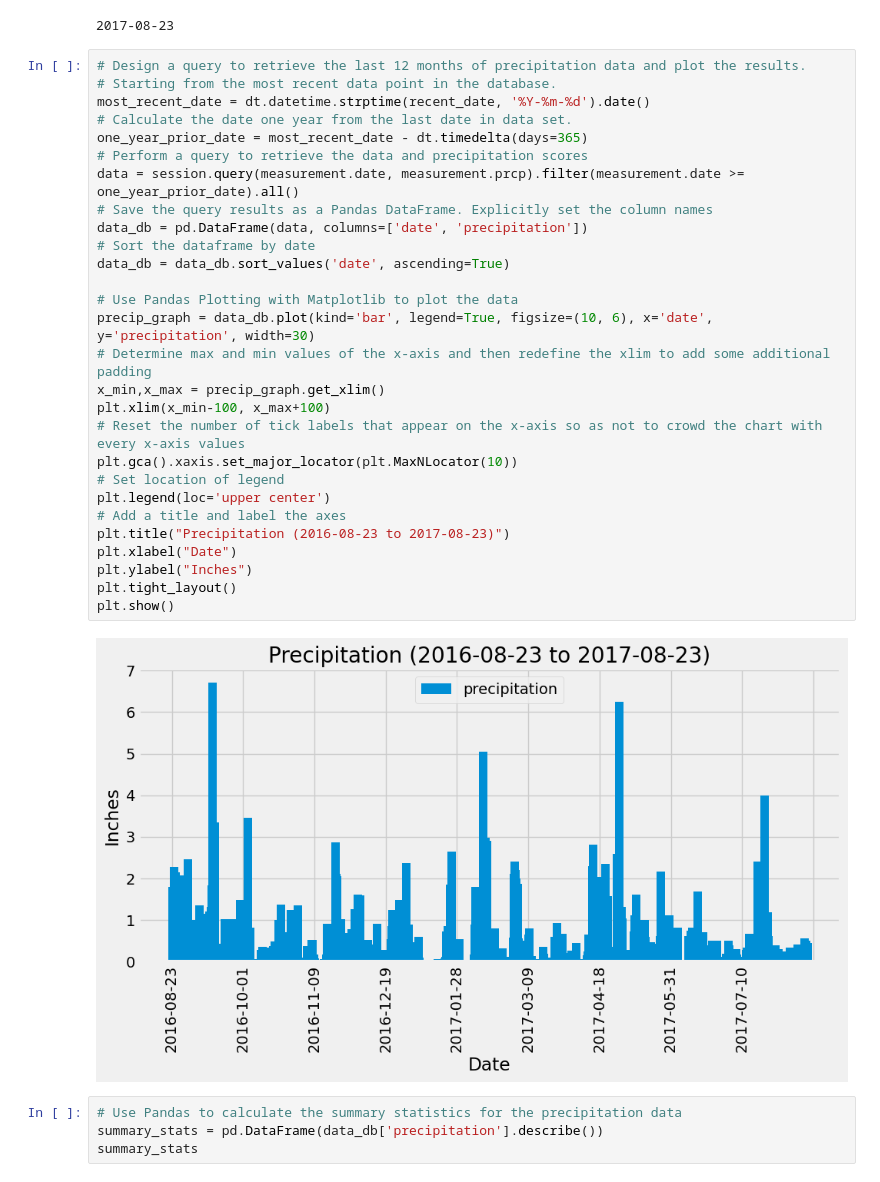
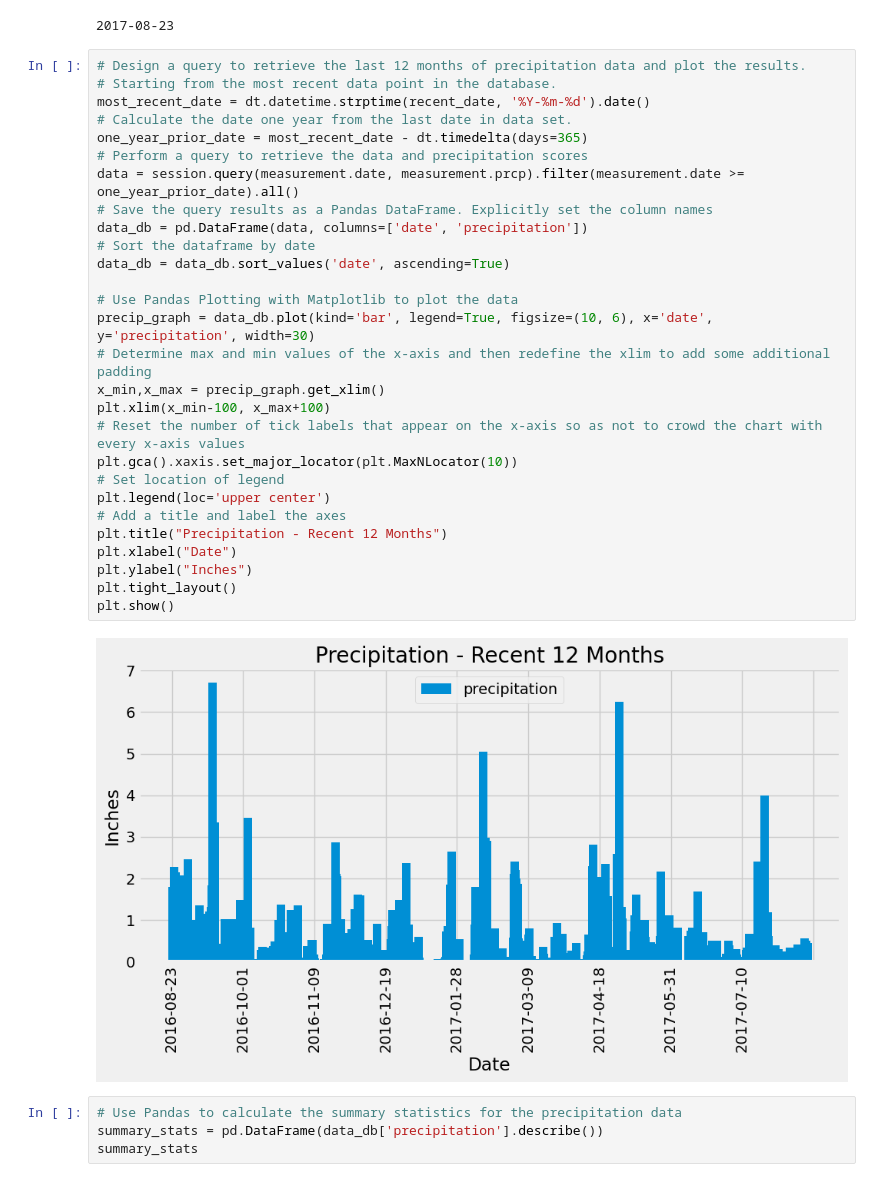
Before and after one commit to dpineda6988/sqlalchemy-challenge, a Jupyter notebook: SurfsUp/climate_starter.ipynb, the cells around one changed output. Cells and saved outputs as stored; diff of their text form.

```diff
--- a/SurfsUp/climate_starter.ipynb
+++ b/SurfsUp/climate_starter.ipynb
@@ -52,33 +52,33 @@ for row in recent_date_data:
 # %%
 # Design a query to retrieve the last 12 months of precipitation data and plot the results.
 # Starting from the most recent data point in the database.
 most_recent_date = dt.datetime.strptime(recent_date, '%Y-%m-%d').date()
 # Calculate the date one year from the last date in data set.
 one_year_prior_date = most_recent_date - dt.timedelta(days=365)
 # Perform a query to retrieve the data and precipitation scores
 data = session.query(measurement.date, measurement.prcp).filter(measurement.date >= one_year_prior_date).all()
 # Save the query results as a Pandas DataFrame. Explicitly set the column names
 data_db = pd.DataFrame(data, columns=['date', 'precipitation'])
 # Sort the dataframe by date
 data_db = data_db.sort_values('date', ascending=True)
 
 # Use Pandas Plotting with Matplotlib to plot the data
 precip_graph = data_db.plot(kind='bar', legend=True, figsize=(10, 6), x='date', y='precipitation', width=30)
 # Determine max and min values of the x-axis and then redefine the xlim to add some additional padding
 x_min,x_max = precip_graph.get_xlim()
 plt.xlim(x_min-100, x_max+100)
 # Reset the number of tick labels that appear on the x-axis so as not to crowd the chart with every x-axis values
 plt.gca().xaxis.set_major_locator(plt.MaxNLocator(10))
 # Set location of legend
 plt.legend(loc='upper center')
 # Add a title and label the axes
-plt.title("Precipitation (2016-08-23 to 2017-08-23)")
+plt.title("Precipitation - Recent 12 Months")
 plt.xlabel("Date")
 plt.ylabel("Inches")
 plt.tight_layout()
 plt.show()
 # %% [output]
-[figure, old version]
+[figure, new version]
 # %%
 # Use Pandas to calculate the summary statistics for the precipitation data
 summary_stats = pd.DataFrame(data_db['precipitation'].describe())
```
Also changed, not shown: parts of 4 cells of this notebook.
